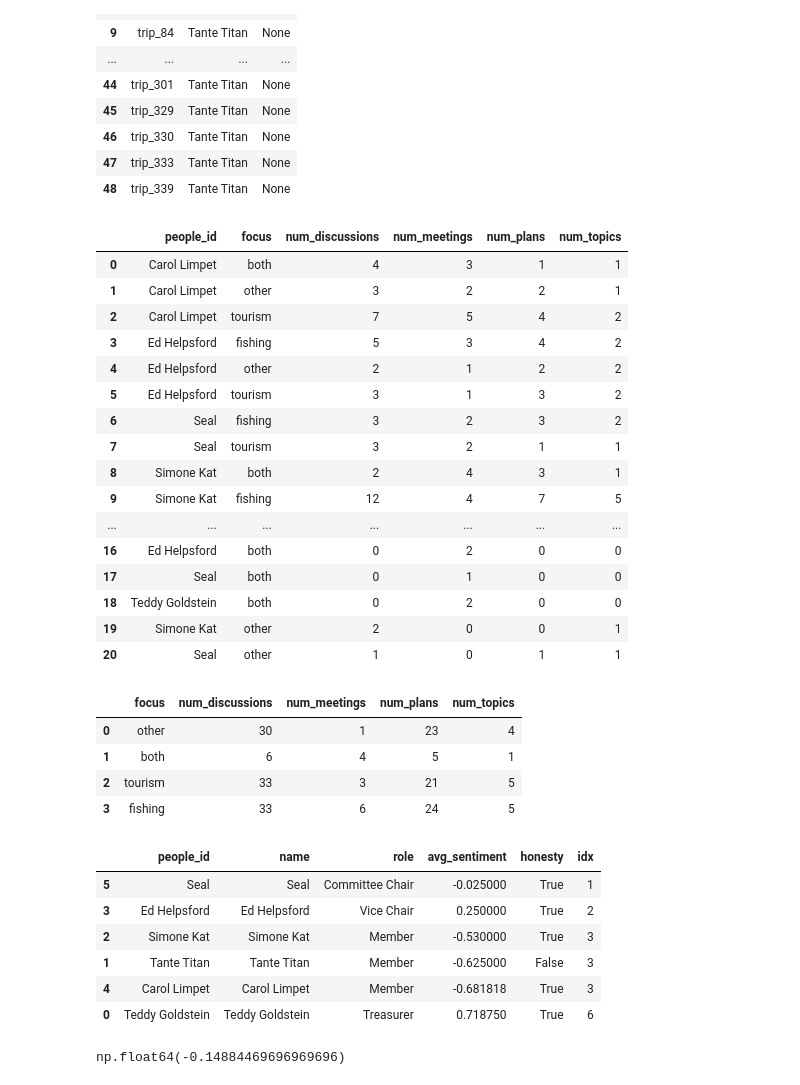
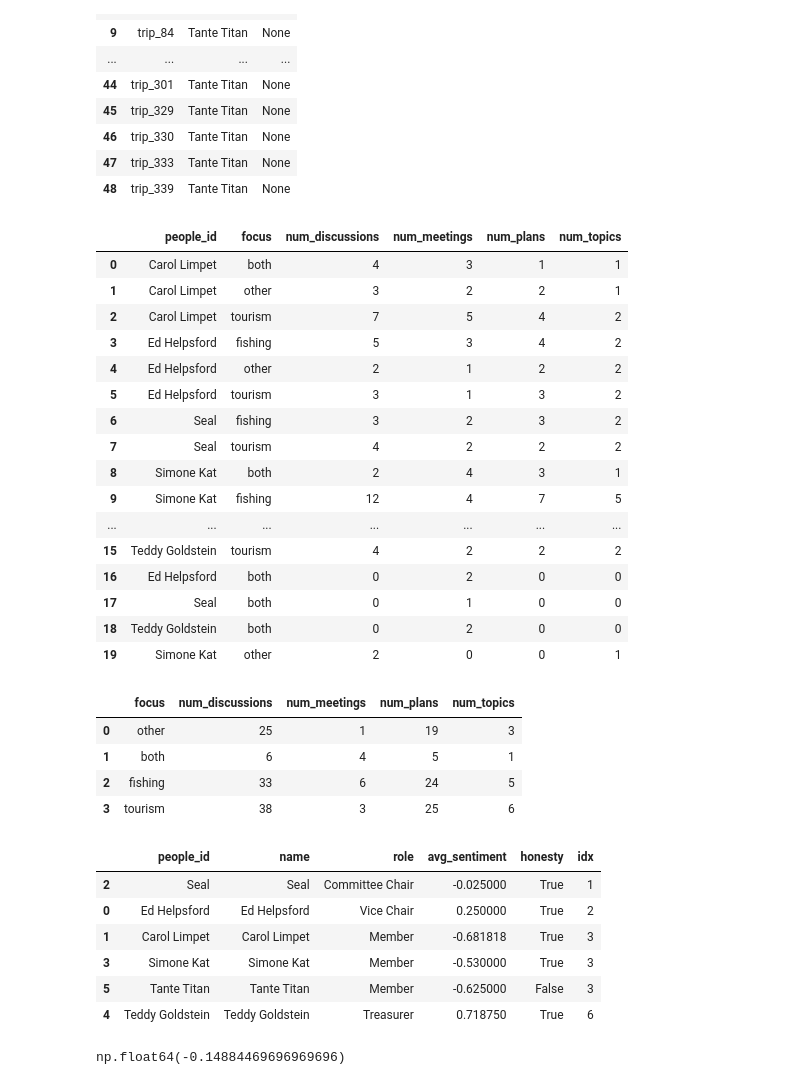
Before and after one commit to tvakul/dataviz1, a Jupyter notebook: data/checking.ipynb, the cells around one changed output. Saved outputs shown, nothing was run; the diff lists cells and outputs as text; code cells hidden in the pictures.

```diff
--- a/data/checking.ipynb
+++ b/data/checking.ipynb
@@ -785,6 +851,7 @@ nums = duckdb.sql("""
                                     'marine_life_deck',
                                     'heritage_walking_tour',
                                     'waterfront_market',
+                                    'statue_john_smoth',
                                     'concert'
                 ) then 'tourism'
             when topic_id in ('seafood_festival') then 'both'
@@ -860,42 +927,42 @@ select people_id, focus_fixed as focus, count(distinct meeting_id) as num_meetin
                     database_jour.plan_topics b,
                     topics c
                 where a.plan_id = b.plan_id and b.topic_id = c.topic_id
         )
         group by people_id, focus
     ),
     num_trips as (
         select people_id,
                 count(distinct trip_id) as num_trips,
                 'both' as focus
         from database_jour.trip_people a
         group by people_id
     )
     select *
     from num_discussions
     full outer join num_meetings using (people_id, focus)
     full outer join num_plans using (people_id, focus)
     full outer join num_topics using (people_id, focus)
 """).to_df()
 
 nums.fillna(0)
 # %% [output]
 |  | people_id | focus | num_discussions | num_meetings | num_plans | num_topics |
 | 0 | Carol Limpet | both | 4 | 3 | 1 | 1 |
 | 1 | Carol Limpet | other | 3 | 2 | 2 | 1 |
 | 2 | Carol Limpet | tourism | 7 | 5 | 4 | 2 |
 | 3 | Ed Helpsford | fishing | 5 | 3 | 4 | 2 |
 | 4 | Ed Helpsford | other | 2 | 1 | 2 | 2 |
 | 5 | Ed Helpsford | tourism | 3 | 1 | 3 | 2 |
 | 6 | Seal | fishing | 3 | 2 | 3 | 2 |
-| 7 | Seal | tourism | 3 | 2 | 1 | 1 |
+| 7 | Seal | tourism | 4 | 2 | 2 | 2 |
 | 8 | Simone Kat | both | 2 | 4 | 3 | 1 |
 | 9 | Simone Kat | fishing | 12 | 4 | 7 | 5 |
 | ... | ... | ... | ... | ... | ... | ... |
+| 15 | Teddy Goldstein | tourism | 4 | 2 | 2 | 2 |
 | 16 | Ed Helpsford | both | 0 | 2 | 0 | 0 |
 | 17 | Seal | both | 0 | 1 | 0 | 0 |
 | 18 | Teddy Goldstein | both | 0 | 2 | 0 | 0 |
 | 19 | Simone Kat | other | 2 | 0 | 0 | 1 |
-| 20 | Seal | other | 1 | 0 | 1 | 1 |
 # %%
 # Number of trips, plans, discussions, meetings, and topics for every people in the journalist data
 nums2 = duckdb.sql("""
@@ -912,6 +979,7 @@ nums2 = duckdb.sql("""
                                     'marine_life_deck',
                                     'heritage_walking_tour',
                                     'waterfront_market',
+                                    'statue_john_smoth',
                                     'concert'
                 ) then 'tourism'
             when topic_id in ('seafood_festival') then 'both'
@@ -995,10 +1063,10 @@ select focus_fixed as focus, count(distinct meeting_id) as num_meetings
 nums2.fillna(0)
 # %% [output]
 |  | focus | num_discussions | num_meetings | num_plans | num_topics |
-| 0 | other | 30 | 1 | 23 | 4 |
+| 0 | other | 25 | 1 | 19 | 3 |
 | 1 | both | 6 | 4 | 5 | 1 |
-| 2 | tourism | 33 | 3 | 21 | 5 |
-| 3 | fishing | 33 | 6 | 24 | 5 |
+| 2 | fishing | 33 | 6 | 24 | 5 |
+| 3 | tourism | 38 | 3 | 25 | 6 |
 # %%
 nums2.to_json("people_participation_total.json", index=False)
 # %%
@@ -1013,6 +1081,7 @@ bias_persons = duckdb.sql("""
                    case when contains(industry, 'vessel') and contains(industry, 'tourism') then null
                         when contains(industry, 'vessel') then sentiment
                         when contains(industry, 'tourism') then sentiment * -1
+                        when discussion_id like 'statue_john_smoth%' then sentiment * -1
                         else null end as sentiment
                    from database_jour.discussion_people_participations
                    union all
@@ -1020,6 +1089,7 @@ bias_persons = duckdb.sql("""
                    case when contains(industry, 'vessel') and contains(industry, 'tourism') then null
                         when contains(industry, 'vessel') then sentiment
                         when contains(industry, 'tourism') then sentiment * -1
+                        when plan_id like 'statue_john_smoth%' then sentiment * -1
                         else null end as sentiment
                    from database_jour.plan_people_participations
             )
@@ -1039,9 +1109,9 @@ bias_persons = bias_persons.sort_values(by='idx')
 bias_persons
 # %% [output]
 |  | people_id | name | role | avg_sentiment | honesty | idx |
-| 5 | Seal | Seal | Committee Chair | -0.025000 | True | 1 |
-| 3 | Ed Helpsford | Ed Helpsford | Vice Chair | 0.250000 | True | 2 |
-| 2 | Simone Kat | Simone Kat | Member | -0.530000 | True | 3 |
-| 1 | Tante Titan | Tante Titan | Member | -0.625000 | False | 3 |
-| 4 | Carol Limpet | Carol Limpet | Member | -0.681818 | True | 3 |
-| 0 | Teddy Goldstein | Teddy Goldstein | Treasurer | 0.718750 | True | 6 |
+| 2 | Seal | Seal | Committee Chair | -0.025000 | True | 1 |
+| 0 | Ed Helpsford | Ed Helpsford | Vice Chair | 0.250000 | True | 2 |
+| 1 | Carol Limpet | Carol Limpet | Member | -0.681818 | True | 3 |
+| 3 | Simone Kat | Simone Kat | Member | -0.530000 | True | 3 |
+| 5 | Tante Titan | Tante Titan | Member | -0.625000 | False | 3 |
+| 4 | Teddy Goldstein | Teddy Goldstein | Treasurer | 0.718750 | True | 6 |
```
Also changed, not shown: parts of 6 cells of this notebook, 5 other files.
